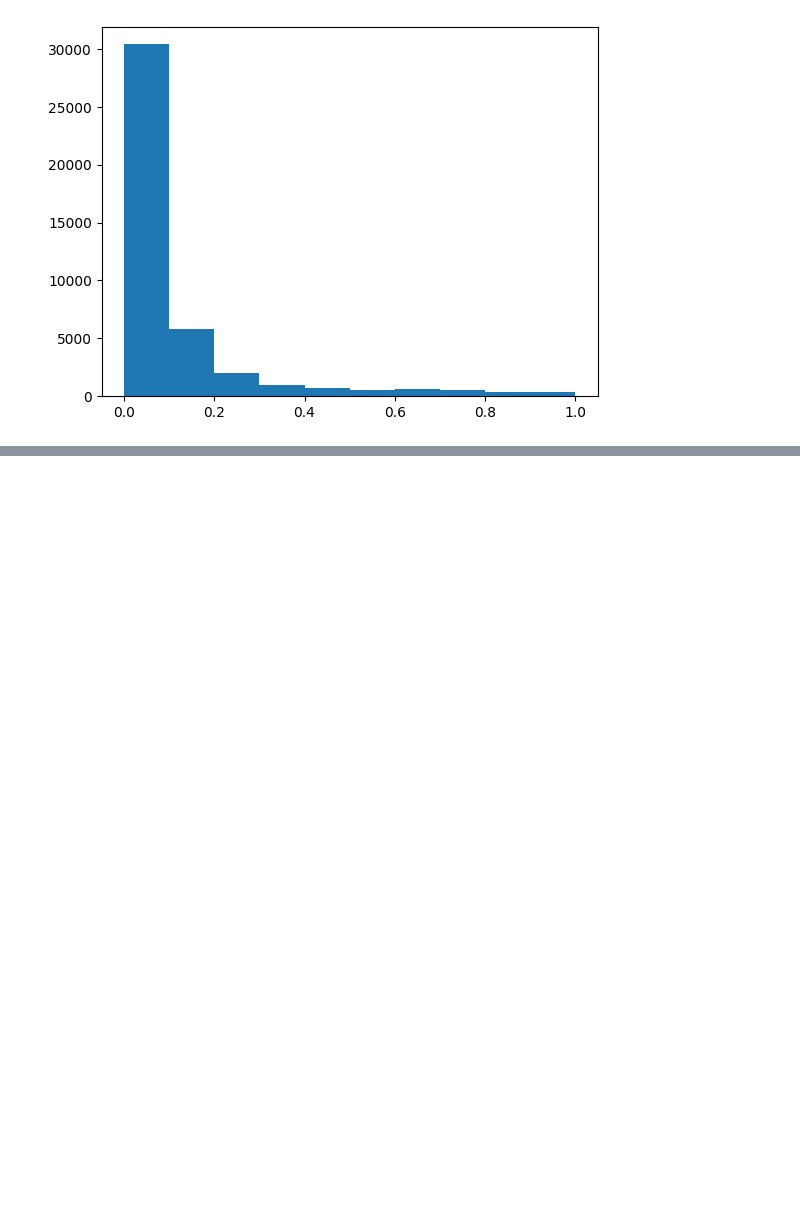
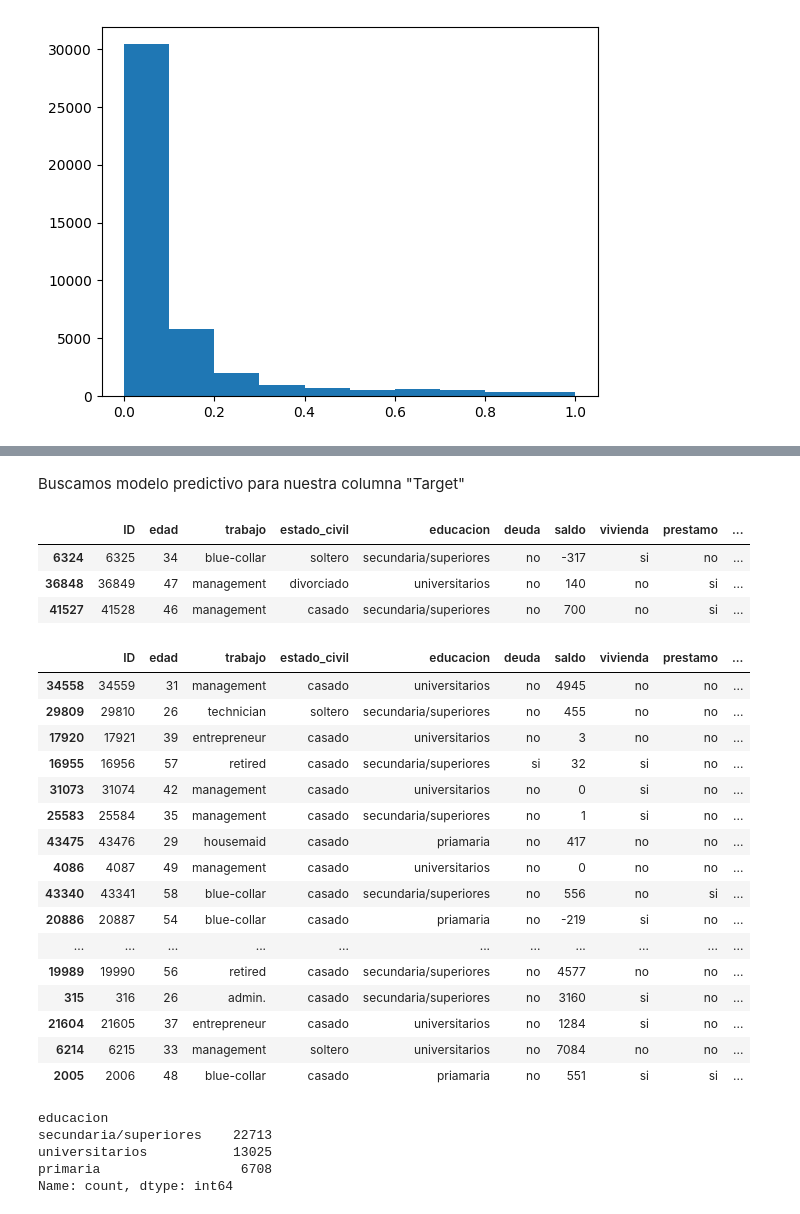
Before and after one commit to guillem-edo/AMACOR_Depositos, a Jupyter notebook: DATA/LogisticRegression_final.ipynb, the cells around one changed output, grey strips where cells are left out. Drawn from its saved outputs; the diff is of its cells as text; code cells hidden in the pictures; blank space fills up the shorter version.

Commit message:
Rematando modelo final con nuevos datos (Data_Test.csv)

```diff
--- a/DATA/LogisticRegression_final.ipynb
+++ b/DATA/LogisticRegression_final.ipynb
@@ -286,0 +292,4 @@ df[['target','target_predicho','target_predicho_dic','ID']].sample(10)
+# %%
+df_test.dropna(subset=['educacion'], inplace=True)
+
+df_test.isnull().sum()
@@ -286,0 +315,5 @@ df[['target','target_predicho','target_predicho_dic','ID']].sample(10)
+# %%
+# Reemplaza los valores nulos en las columnas especificadas con "Sin Información"
+df_test[['tipo_contacto', 'resultado_campanas_anteriores']] = df_test[['tipo_contacto', 'resultado_campanas_anteriores']].fillna("Sin Información")
+
+df_test.isnull().sum()
@@ -286,0 +339,34 @@ df[['target','target_predicho','target_predicho_dic','ID']].sample(10)
+# %% [markdown]
+Buscamos modelo predictivo para nuestra columna "Target"
+# %%
+df_test_model = df_test.copy()
+df_test_model.sample(3)
+# %% [output]
+|  | ID | edad | trabajo | estado_civil | educacion | deuda | saldo | vivienda | prestamo | ... |
+| 6324 | 6325 | 34 | blue-collar | soltero | secundaria/superiores | no | -317 | si | no | ... |
+| 36848 | 36849 | 47 | management | divorciado | universitarios | no | 140 | no | si | ... |
+| 41527 | 41528 | 46 | management | casado | secundaria/superiores | no | 700 | no | si | ... |
+# %%
+df_test_model.loc[df_test_model['target'] == 'no', 'target'] = 0
+df_test_model.loc[df_test_model['target'] == 'si', 'target'] = 1
+df_test_model['target'] = df_test_model['target'].astype(int)
+# %%
+df_test_model.sample(30)
+# %% [output]
+|  | ID | edad | trabajo | estado_civil | educacion | deuda | saldo | vivienda | prestamo | ... |
+| 34558 | 34559 | 31 | management | casado | universitarios | no | 4945 | no | no | ... |
+| 29809 | 29810 | 26 | technician | soltero | secundaria/superiores | no | 455 | no | no | ... |
+| 17920 | 17921 | 39 | entrepreneur | casado | universitarios | no | 3 | no | no | ... |
+| 16955 | 16956 | 57 | retired | casado | secundaria/superiores | si | 32 | si | no | ... |
+| 31073 | 31074 | 42 | management | casado | universitarios | no | 0 | si | no | ... |
+| 25583 | 25584 | 35 | management | casado | secundaria/superiores | no | 1 | si | no | ... |
+| 43475 | 43476 | 29 | housemaid | casado | priamaria | no | 417 | no | no | ... |
+| 4086 | 4087 | 49 | management | casado | universitarios | no | 0 | no | no | ... |
+| 43340 | 43341 | 58 | blue-collar | casado | secundaria/superiores | no | 556 | no | si | ... |
+| 20886 | 20887 | 54 | blue-collar | casado | priamaria | no | -219 | si | no | ... |
+| ... | ... | ... | ... | ... | ... | ... | ... | ... | ... | ... |
+| 19989 | 19990 | 56 | retired | casado | secundaria/superiores | no | 4577 | no | no | ... |
+| 315 | 316 | 26 | admin. | casado | secundaria/superiores | no | 3160 | si | no | ... |
+| 21604 | 21605 | 37 | entrepreneur | casado | universitarios | no | 1284 | si | no | ... |
+| 6214 | 6215 | 33 | management | soltero | universitarios | no | 7084 | no | no | ... |
+| 2005 | 2006 | 48 | blue-collar | casado | priamaria | no | 551 | si | si | ... |
@@ -286,0 +376,10 @@ df[['target','target_predicho','target_predicho_dic','ID']].sample(10)
+# %%
+# Supongamos que tienes un DataFrame llamado df y quieres contar los valores en la columna 'columna_deseada'
+conteo_valores = df_test['educacion'].value_counts()
+print(conteo_valores)
+# %% [output]
+educacion
+secundaria/superiores    22713
+universitarios           13025
+primaria                  6708
+Name: count, dtype: int64
```
Also changed, not shown: parts of 18 cells of this notebook, 2 other files.
